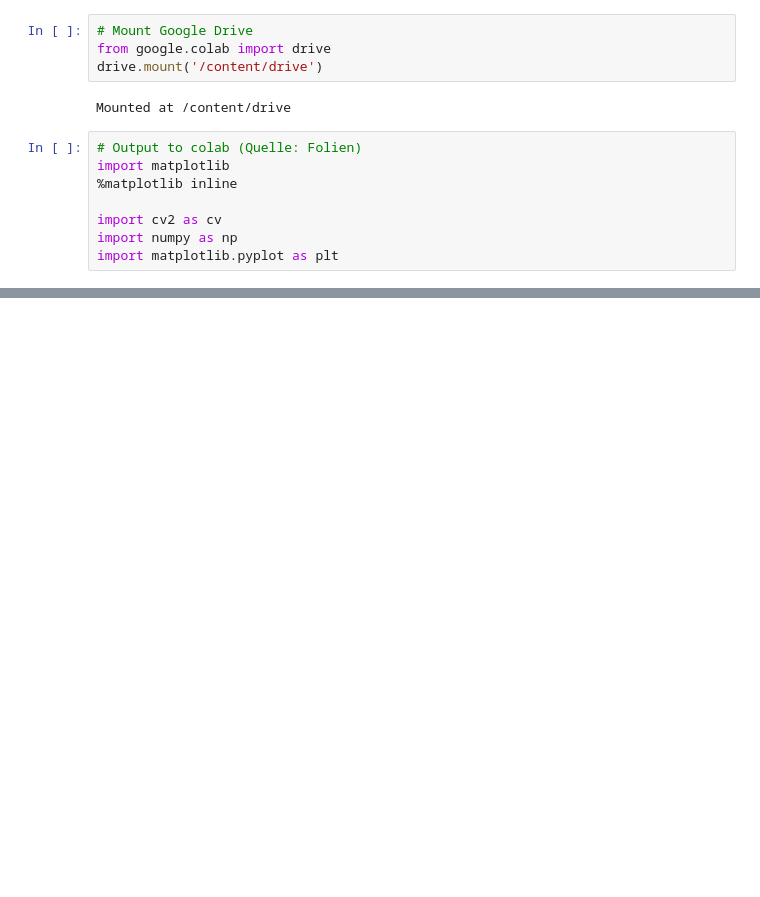
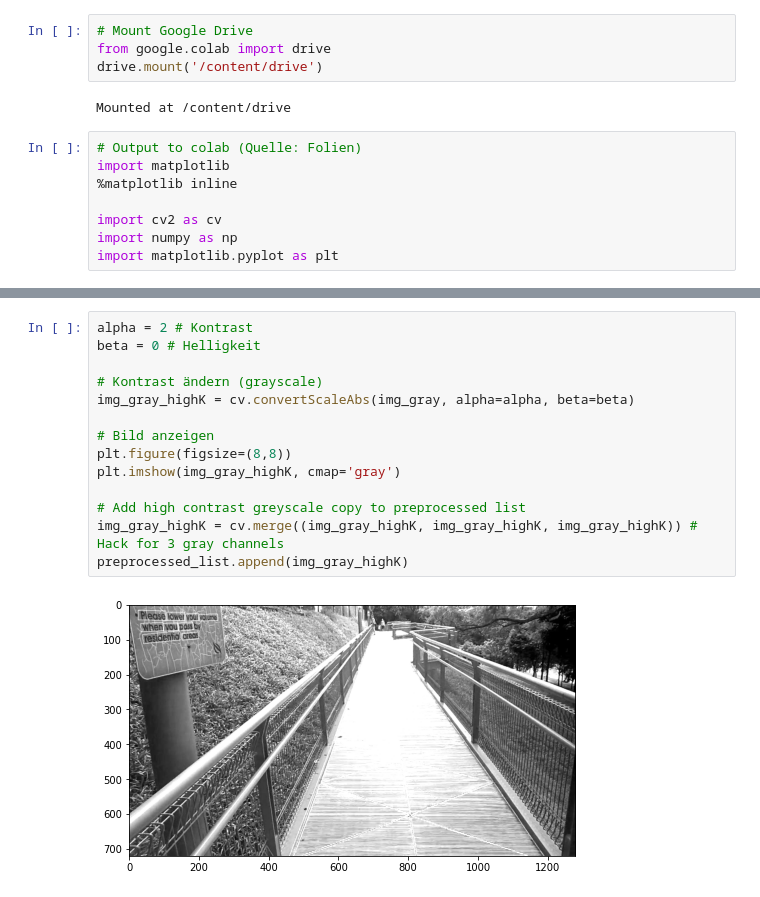
Before and after one commit to uol-mediaprocessing-2021-2022/students_projects-can-i-read-it, a Jupyter notebook: can+I+read+it.ipynb, the cells around one changed output, grey strips where cells are left out. Drawn from its saved outputs; the diff is of its cells as text; blank space fills up the shorter version.

```diff
--- a/can+I+read+it.ipynb
+++ b/can+I+read+it.ipynb
@@ -59,4 +64,20 @@ plt.xlim([0, 256])
 plt.show()
 # %% [output]
 [figure]
+# %%
+alpha = 2 # Kontrast
+beta = 0 # Helligkeit
+
+# Kontrast ändern (grayscale)
+img_gray_highK = cv.convertScaleAbs(img_gray, alpha=alpha, beta=beta)
+
+# Bild anzeigen
+plt.figure(figsize=(8,8))
+plt.imshow(img_gray_highK, cmap='gray')
+
+# Add high contrast greyscale copy to preprocessed list
+img_gray_highK = cv.merge((img_gray_highK, img_gray_highK, img_gray_highK)) # Hack for 3 gray channels
+preprocessed_list.append(img_gray_highK)
+# %% [output]
+[figure, added]
 # %%
```
Also changed, not shown: parts of 8 cells of this notebook.
